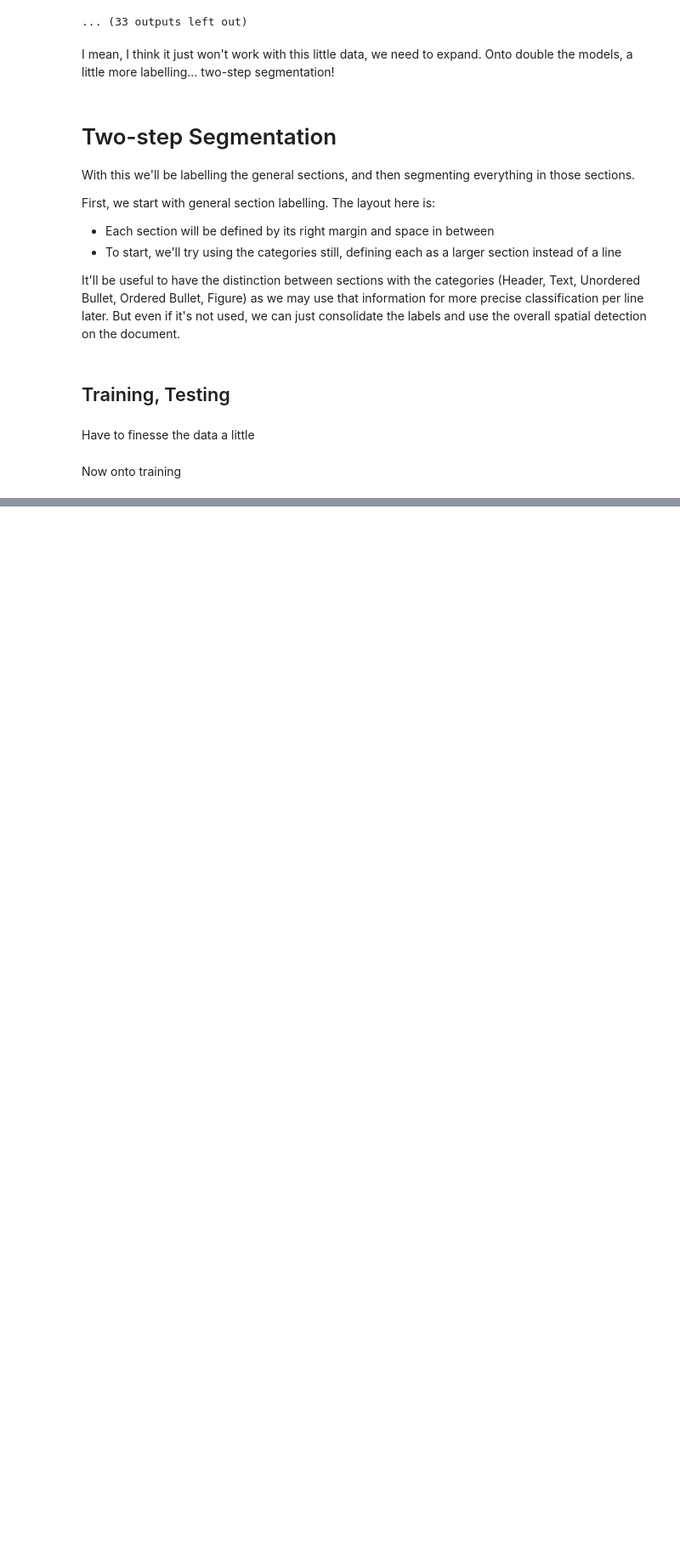
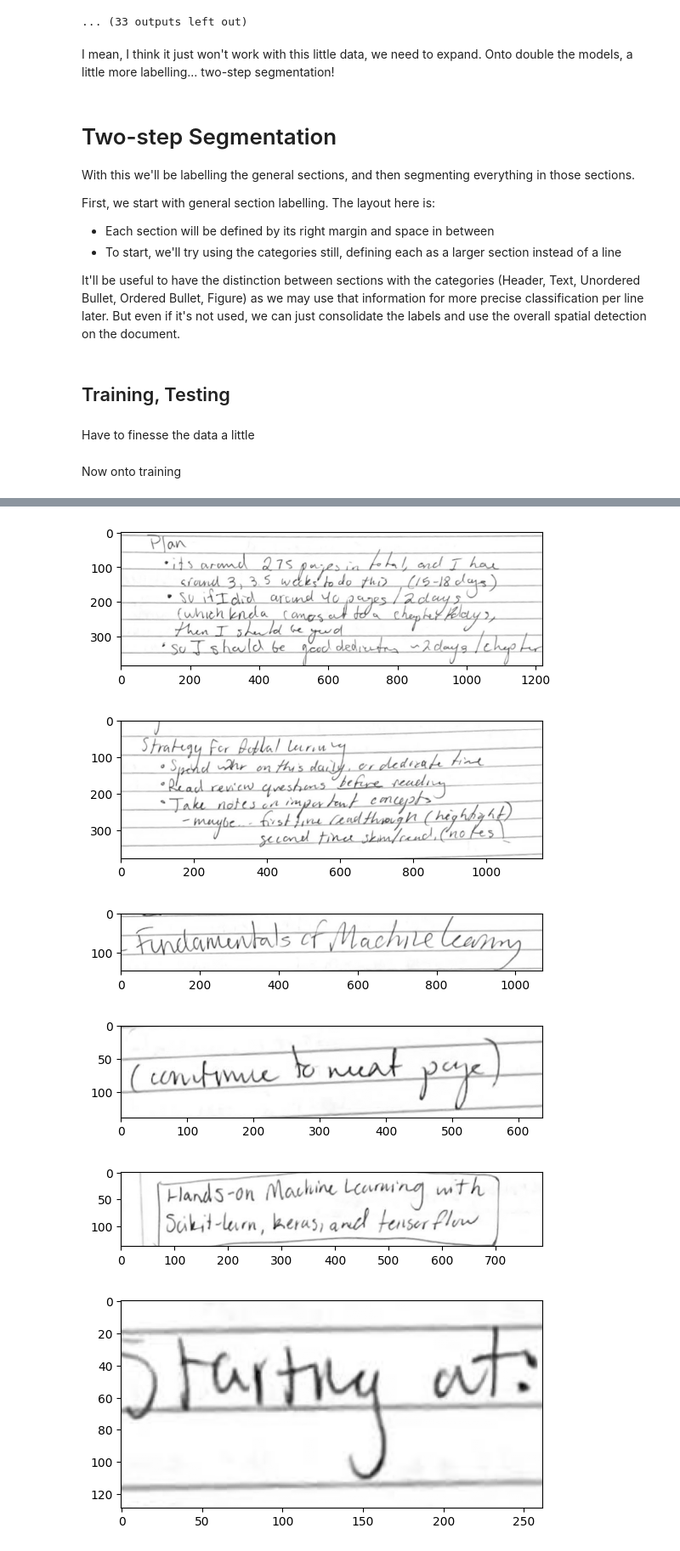
Before and after one commit to gjburke/note-transfer, a Jupyter notebook: development/text_segmentation.ipynb, the cells around one changed output, grey strips where cells are left out. Shown: that part at 85% size. Cells and saved outputs as stored; diff of their text form; code cells hidden in the pictures; blank space fills up the shorter version.

```diff
--- a/development/text_segmentation.ipynb
+++ b/development/text_segmentation.ipynb
@@ -274,0 +307,2 @@ Compile with `TORCH_USE_CUDA_DSA` to enable device-side assertions.
+# %%
+model = YOLO(r'C:\Users\gjbur\Desktop\Code\note-transfer\development\runs\obb\train2\weights\best.pt')
@@ -274,0 +340,30 @@ Compile with `TORCH_USE_CUDA_DSA` to enable device-side assertions.
+# %%
+# Takes image and crop vars, returns cropped image
+def crop_from_obb(image, xywhr):
+    x_center, y_center, width, height, theta = xywhr.tolist()
+
+    # Transformation for rotation, rotate image
+    rotation_matrix = cv2.getRotationMatrix2D((x_center, y_center), np.degrees(theta), 1.0)
+    rotated_image = cv2.warpAffine(image, rotation_matrix, (image.shape[1], image.shape[0]))
+
+    # Crop the rotated image
+    x_corner, y_corner = int(x_center - width/2), int(y_center - height/2)
+    cropped_image = rotated_image[y_corner:y_corner+int(height), x_corner:x_corner+int(width)]
+
+    # Rotate to flat if needed
+    if theta > 1: # Might want to change based on height and width or somethign eventually
+        cropped_image = cv2.rotate(cropped_image, cv2.ROTATE_90_CLOCKWISE)
+
+    return cropped_image
+# %%
+for xywhr in result[0].obb.xywhr:
+    cropped = crop_from_obb(test_image, xywhr)
+    plt.imshow(cropped, cmap='gray')
+    plt.show()
+# %% [output]
+[figure, added]
+[figure, added]
+[figure, added]
+[figure, added]
+[figure, added]
+[figure, added]
```
Also changed, not shown: parts of 18 cells of this notebook, 1 other file.
